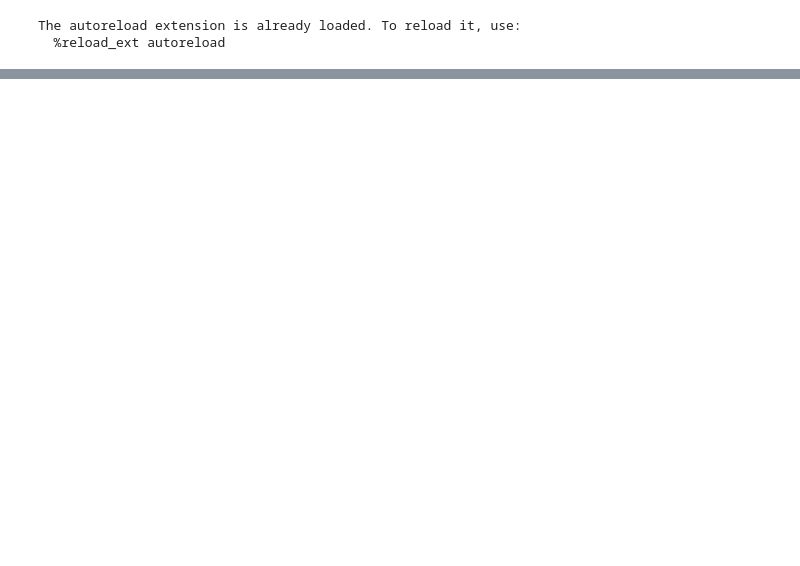
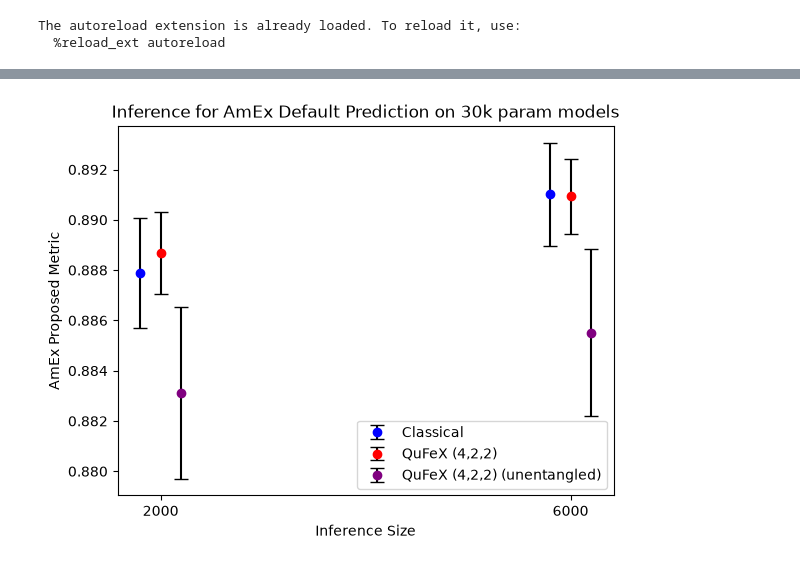
Before and after one commit to benjaminhagan/Quantum-Enhanced-Default-Detection, a Jupyter notebook: Demo Notebooks/StatisticalAnalysis.ipynb, the cells around one changed output, grey strips where cells are left out. Saved outputs shown, nothing was run; the diff lists cells and outputs as text; code cells hidden in the pictures; blank space fills up the shorter version.

```diff
--- a/Demo Notebooks/StatisticalAnalysis.ipynb
+++ b/Demo Notebooks/StatisticalAnalysis.ipynb
@@ -275,0 +280,4 @@ plot_M(metrics, num_seeds=num_seeds, quantum_label="QuFeX (4,2,2)")
+# %%
+plot_G(metrics, num_seeds=num_seeds)
+# %% [output]
+[figure, added]
```
Also changed, not shown: parts of 13 cells of this notebook, 8 other files.
